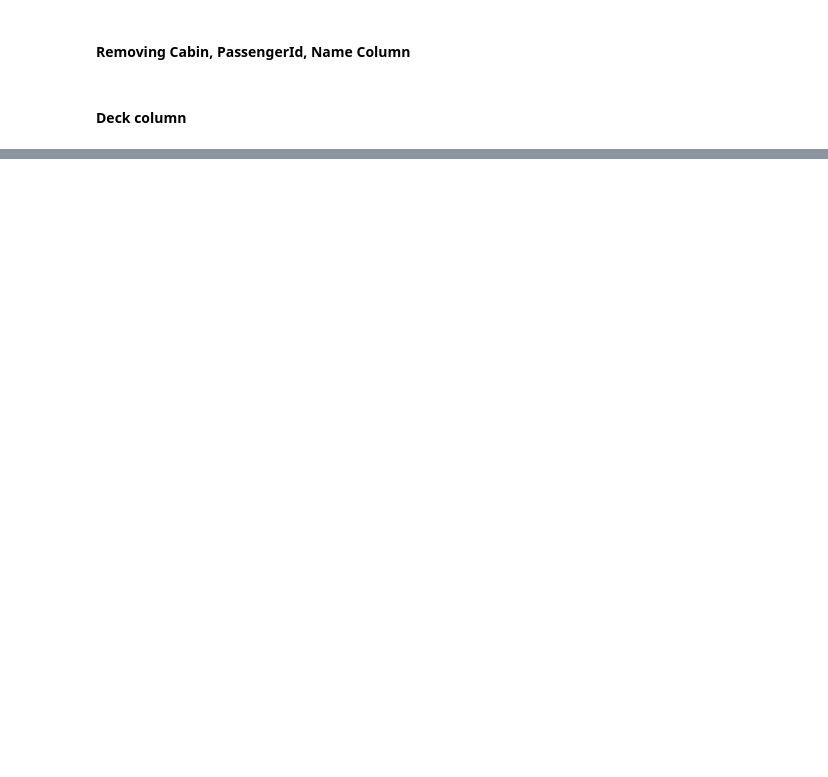
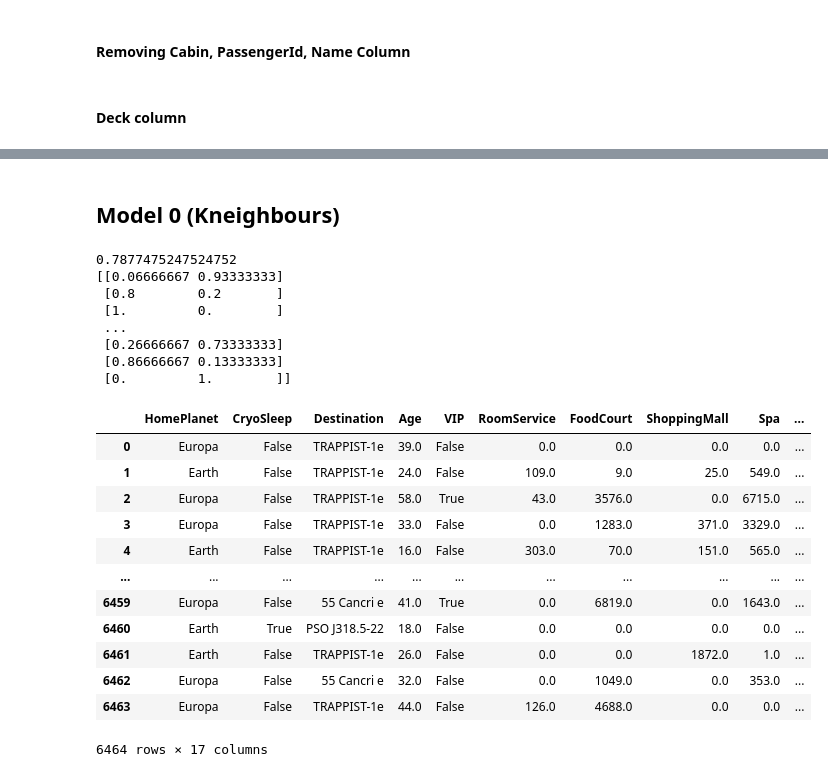
Before and after one commit to bzabk/Recruitment-Task-for-Data-Science-community-2023, a Jupyter notebook: first.ipynb, the cells around one changed output, grey strips where cells are left out. Saved outputs shown, nothing was run; the diff lists cells and outputs as text; code cells hidden in the pictures; blank space fills up the shorter version.

Commit message:
adding ml models

```diff
--- a/first.ipynb
+++ b/first.ipynb
@@ -580,0 +431,78 @@ Feature names seen at fit time, yet now missing:
+# %% [markdown]
+## Model 0 (Kneighbours)
+# %%
+model_0 = deepcopy(data_raw)
+
+model_0["Num"] = pd.qcut(model_0["Num"].astype(int),10)
+
+model_0 = model_0.drop(columns=["Sum"])
+numerical_col = ["RoomService","FoodCourt","ShoppingMall","Spa",
+                                    "VRDeck"]
+categorical_col = ["HomePlanet","CryoSleep","Destination","VIP","Deck","Num","Side"]
+model0_X = model_0.drop(columns="Transported")
+model0_Y = model_0[["Transported"]]
+model0_X_train, model0_X_test, model0_Y_train, model0_Y_test = train_test_split(model0_X,model0_Y)
+
+
+
+
+numerical_features = Pipeline(
+    steps=[('scaler',StandardScaler()),
+           ('selector',SelectKBest(k=4))]
+)
+
+categorical_features = Pipeline(
+    steps=[('enc',OneHotEncoder()),
+           ('selector',SelectKBest(k=4))]
+)
+
+preprocessor = ColumnTransformer(
+    transformers=[('num',numerical_features,numerical_col),
+                  ('cat',categorical_features,categorical_col)]
+)
+
+clf = Pipeline(
+    steps=[('preprocessor',preprocessor),
+           ('knn',KNeighborsClassifier())]
+)
+param_grid = {
+    'knn__n_neighbors': [3, 5, 7, 9, 11, 13, 15, 20],
+    'knn__weights': ['uniform', 'distance'],
+    'knn__metric': ['euclidean', 'manhattan', 'minkowski'],  #
+    'knn__algorithm': ['auto', 'ball_tree', 'kd_tree', 'brute'],
+    'knn__p': [1, 2]
+}
+search = GridSearchCV(clf,param_grid,cv=5)
+search.fit(model0_X_train,model0_Y_train)
+labels = search.best_estimator_.predict(model0_X_test)
+print(accuracy_score(labels,model0_Y_test))
+probs = search.best_estimator_.predict_proba(model0_X)
+
+print(probs)
+probabilities_df = pd.DataFrame(probs[:, 0], columns=['Score'])
+
+
+data_raw = pd.concat([data_raw.reset_index(drop=True), probabilities_df.reset_index(drop=True)], axis=1)
+data_raw
+# %% [output]
+0.7877475247524752
+[[0.06666667 0.93333333]
+ [0.8        0.2       ]
+ [1.         0.        ]
+ ...
+ [0.26666667 0.73333333]
+ [0.86666667 0.13333333]
+ [0.         1.        ]]
+|  | HomePlanet | CryoSleep | Destination | Age | VIP | RoomService | FoodCourt | ShoppingMall | Spa | ... |
+| 0 | Europa | False | TRAPPIST-1e | 39.0 | False | 0.0 | 0.0 | 0.0 | 0.0 | ... |
+| 1 | Earth | False | TRAPPIST-1e | 24.0 | False | 109.0 | 9.0 | 25.0 | 549.0 | ... |
+| 2 | Europa | False | TRAPPIST-1e | 58.0 | True | 43.0 | 3576.0 | 0.0 | 6715.0 | ... |
+| 3 | Europa | False | TRAPPIST-1e | 33.0 | False | 0.0 | 1283.0 | 371.0 | 3329.0 | ... |
+| 4 | Earth | False | TRAPPIST-1e | 16.0 | False | 303.0 | 70.0 | 151.0 | 565.0 | ... |
+| ... | ... | ... | ... | ... | ... | ... | ... | ... | ... | ... |
+| 6459 | Europa | False | 55 Cancri e | 41.0 | True | 0.0 | 6819.0 | 0.0 | 1643.0 | ... |
+| 6460 | Earth | True | PSO J318.5-22 | 18.0 | False | 0.0 | 0.0 | 0.0 | 0.0 | ... |
+| 6461 | Earth | False | TRAPPIST-1e | 26.0 | False | 0.0 | 0.0 | 1872.0 | 1.0 | ... |
+| 6462 | Europa | False | 55 Cancri e | 32.0 | False | 0.0 | 1049.0 | 0.0 | 353.0 | ... |
+| 6463 | Europa | False | TRAPPIST-1e | 44.0 | False | 126.0 | 4688.0 | 0.0 | 0.0 | ... |
+6464 rows × 17 columns
```
Also changed, not shown: parts of 49 cells of this notebook.
